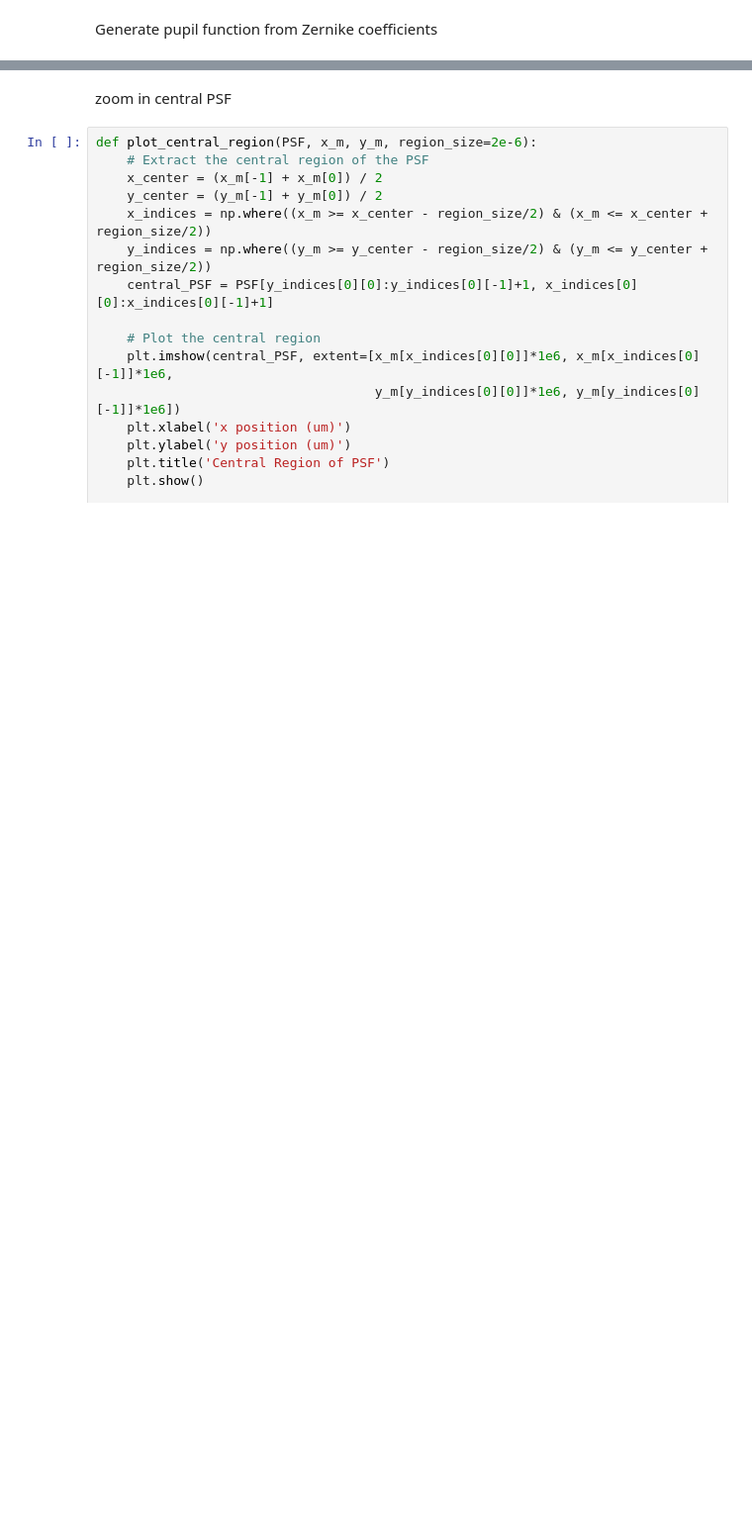
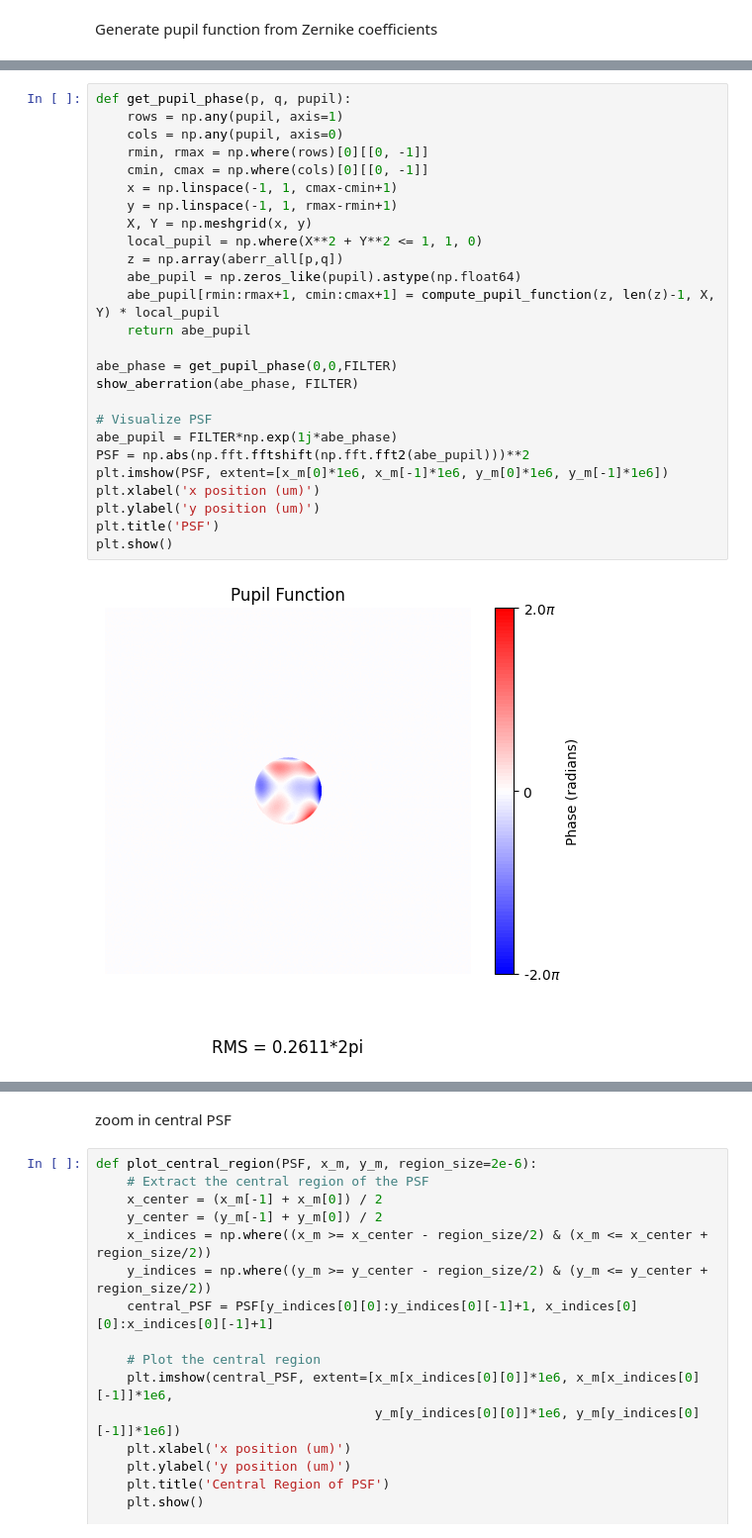
Before and after one commit to ArianaGu/EUV_FPM, a Jupyter notebook: fp_sim.ipynb, the cells around one changed output, grey strips where cells are left out. Shown: that part at 99% size. Cells and saved outputs as stored; diff of their text form; blank space fills up the shorter version.

```diff
--- a/fp_sim.ipynb
+++ b/fp_sim.ipynb
@@ -171,0 +71,28 @@ plt.show()
+# %%
+def get_pupil_phase(p, q, pupil):
+    rows = np.any(pupil, axis=1)
+    cols = np.any(pupil, axis=0)
+    rmin, rmax = np.where(rows)[0][[0, -1]]
+    cmin, cmax = np.where(cols)[0][[0, -1]]
+    x = np.linspace(-1, 1, cmax-cmin+1)
+    y = np.linspace(-1, 1, rmax-rmin+1)
+    X, Y = np.meshgrid(x, y)
+    local_pupil = np.where(X**2 + Y**2 <= 1, 1, 0)
+    z = np.array(aberr_all[p,q])
+    abe_pupil = np.zeros_like(pupil).astype(np.float64)
+    abe_pupil[rmin:rmax+1, cmin:cmax+1] = compute_pupil_function(z, len(z)-1, X, Y) * local_pupil
+    return abe_pupil
+
+abe_phase = get_pupil_phase(0,0,FILTER)
+show_aberration(abe_phase, FILTER)
+
+# Visualize PSF
+abe_pupil = FILTER*np.exp(1j*abe_phase)
+PSF = np.abs(np.fft.fftshift(np.fft.fft2(abe_pupil)))**2
+plt.imshow(PSF, extent=[x_m[0]*1e6, x_m[-1]*1e6, y_m[0]*1e6, y_m[-1]*1e6])
+plt.xlabel('x position (um)')
+plt.ylabel('y position (um)')
+plt.title('PSF')
+plt.show()
+# %% [output]
+[figure, added]
```
Also changed, not shown: parts of 9 cells of this notebook, 1 other file.
